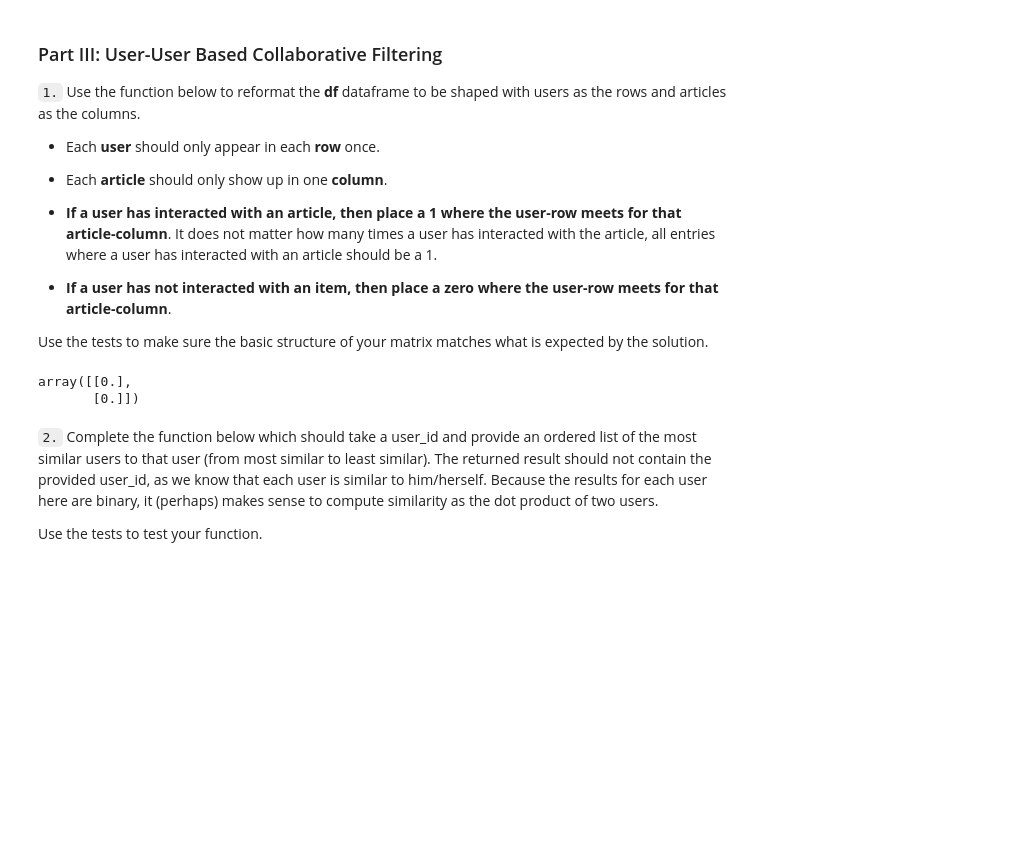
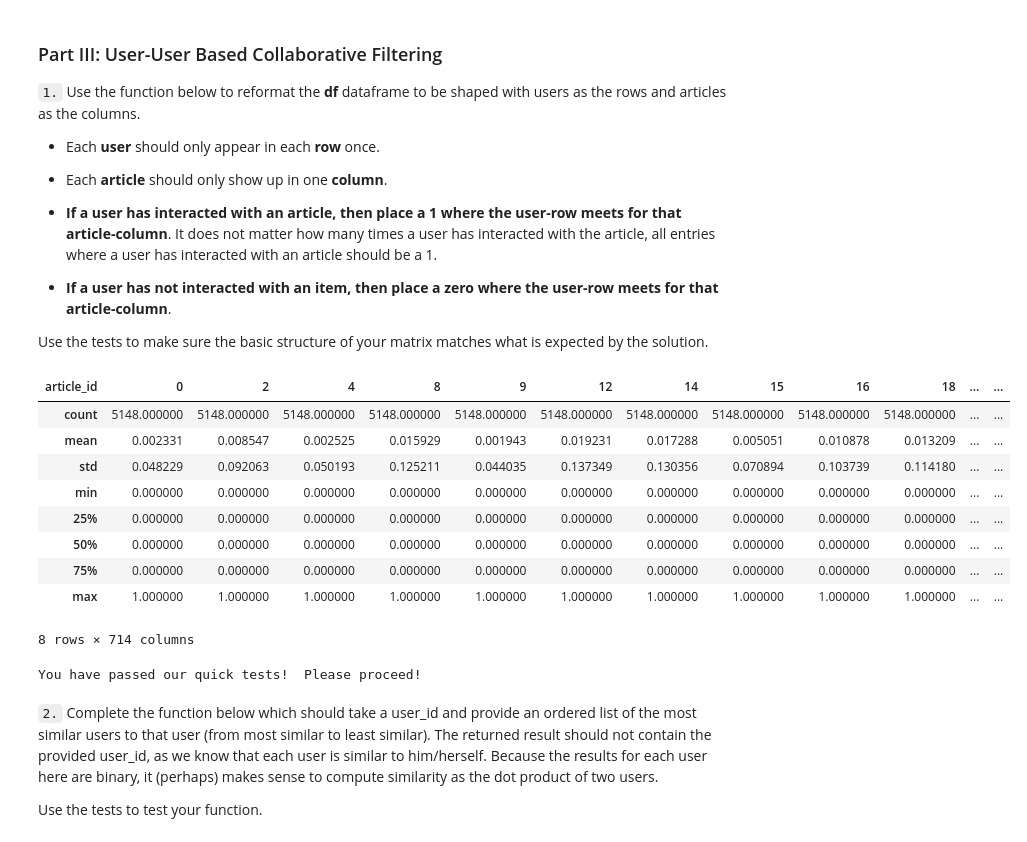
Before and after one commit to aurora-nat/ibm_recommendation_system, a Jupyter notebook: Recommendations_with_IBM.ipynb, the cells around one changed output. Drawn from its saved outputs; the diff is of its cells as text; code cells hidden in the pictures; blank space fills up the shorter version.

```diff
--- a/Recommendations_with_IBM.ipynb
+++ b/Recommendations_with_IBM.ipynb
@@ -463,28 +463,35 @@ def create_user_item_matrix(df):
     '''
 
     #from our data exploration earlier we know the matrix should be 5148 x 714
-    n_user = df['email'].nunique()
-    n_articles = df['article_id'].nunique()
-
-    #create our empty user-item matrix:
-    user_item = np.zeros((n_user, n_articles))
-
-
+    df_temp = df.groupby(['article_id', 'user_id']).size().reset_index().rename(columns={0:'cnt'})
+    user_item  = df_temp.pivot_table(values='cnt', index='user_id', columns='article_id').fillna(0)
+    user_item= user_item.replace(np.nan, 0)
+    user_item[user_item > 1] = 1
 
     return user_item # return the user_item matrix
 
 user_item = create_user_item_matrix(df)
-# %%
-np.zeros((2, 1))
-# %% [output]
-array([[0.],
-       [0.]])
+# %%
+user_item.describe()
+# %% [output]
+| article_id | 0 | 2 | 4 | 8 | 9 | 12 | 14 | 15 | 16 | 18 | ... | ... |
+| count | 5148.000000 | 5148.000000 | 5148.000000 | 5148.000000 | 5148.000000 | 5148.000000 | 5148.000000 | 5148.000000 | 5148.000000 | 5148.000000 | ... | ... |
+| mean | 0.002331 | 0.008547 | 0.002525 | 0.015929 | 0.001943 | 0.019231 | 0.017288 | 0.005051 | 0.010878 | 0.013209 | ... | ... |
+| std | 0.048229 | 0.092063 | 0.050193 | 0.125211 | 0.044035 | 0.137349 | 0.130356 | 0.070894 | 0.103739 | 0.114180 | ... | ... |
+| min | 0.000000 | 0.000000 | 0.000000 | 0.000000 | 0.000000 | 0.000000 | 0.000000 | 0.000000 | 0.000000 | 0.000000 | ... | ... |
+| 25% | 0.000000 | 0.000000 | 0.000000 | 0.000000 | 0.000000 | 0.000000 | 0.000000 | 0.000000 | 0.000000 | 0.000000 | ... | ... |
+| 50% | 0.000000 | 0.000000 | 0.000000 | 0.000000 | 0.000000 | 0.000000 | 0.000000 | 0.000000 | 0.000000 | 0.000000 | ... | ... |
+| 75% | 0.000000 | 0.000000 | 0.000000 | 0.000000 | 0.000000 | 0.000000 | 0.000000 | 0.000000 | 0.000000 | 0.000000 | ... | ... |
+| max | 1.000000 | 1.000000 | 1.000000 | 1.000000 | 1.000000 | 1.000000 | 1.000000 | 1.000000 | 1.000000 | 1.000000 | ... | ... |
+8 rows × 714 columns
 # %%
 ## Tests: You should just need to run this cell.  Don't change the code.
-assert user_item.shape[0] == 5148, "Oops!  The number of users in the user-article matrix doesn't look right."
+assert user_item.shape[0] == 5149, "Oops!  The number of users in the user-article matrix doesn't look right."
 assert user_item.shape[1] == 714, "Oops!  The number of articles in the user-article matrix doesn't look right."
 assert user_item.sum(axis=1)[1] == 36, "Oops!  The number of articles seen by user 1 doesn't look right."
 print("You have passed our quick tests!  Please proceed!")
+# %% [output]
+You have passed our quick tests!  Please proceed!
 # %% [markdown]
 `2.` Complete the function below which should take a user_id and provide an ordered list of the most similar users to that user (from most similar to least similar).  The returned result should not contain the provided user_id, as we know that each user is similar to him/herself. Because the results for each user here are binary, it (perhaps) makes sense to compute similarity as the dot product of two users.
 
```
Also changed, not shown: parts of 35 cells of this notebook.
